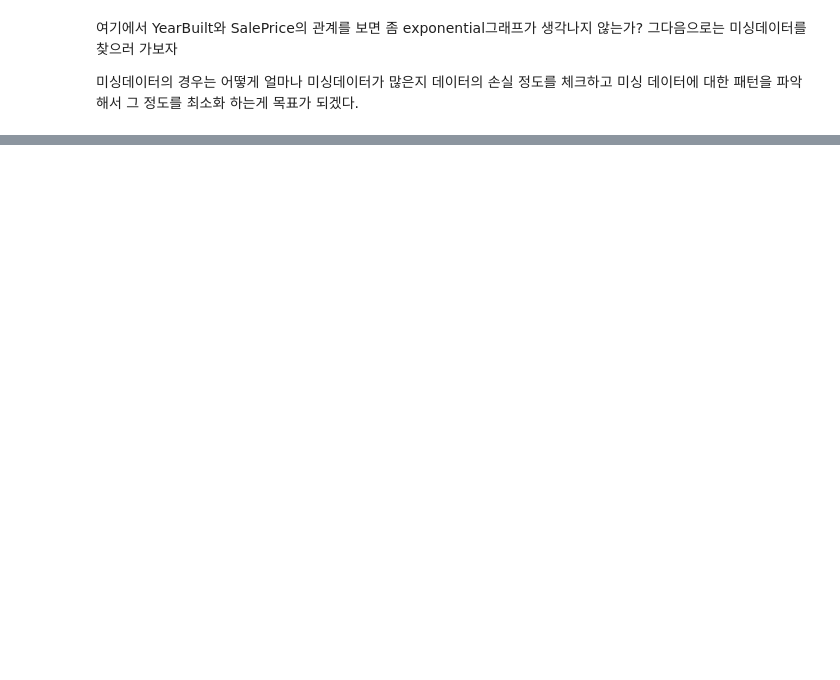
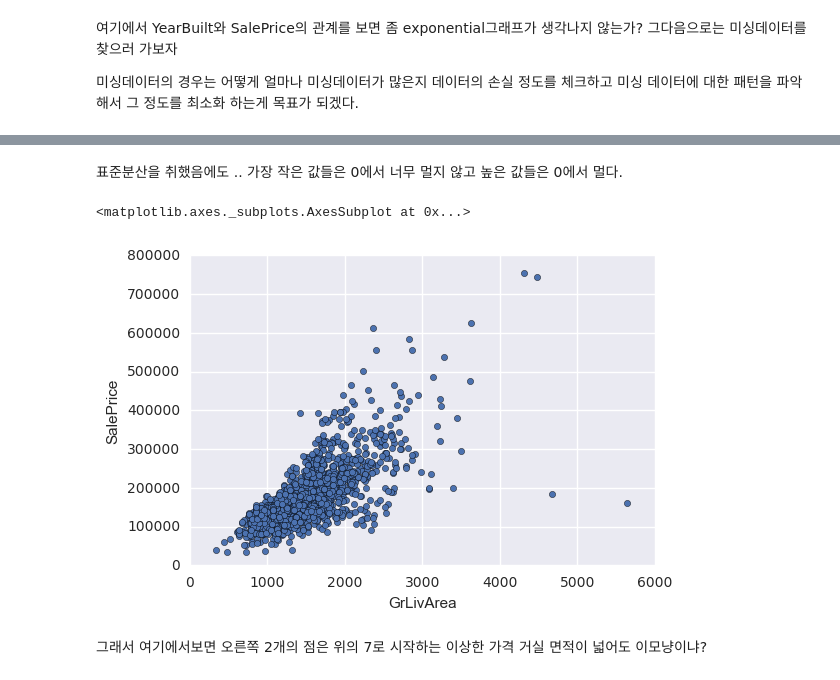
Before and after one commit to verystrongjoe/realestate, a Jupyter notebook: eda.ipynb, the cells around one changed output, grey strips where cells are left out. Drawn from its saved outputs; the diff is of its cells as text; code cells hidden in the pictures; blank space fills up the shorter version.

```diff
--- a/eda.ipynb
+++ b/eda.ipynb
@@ -286,0 +295,3 @@ Bsmt로 시작하는 변수 또한 2.5프로 정도 손실이 있어 사용가
+# %%
+df_train = df_train.drop((missing_data[missing_data['Total'] > 1]).index,1)
+df_train = df_train.drop(df_train.loc[df_train['Electrical'].isnull()].index)
@@ -286,0 +333,12 @@ Bsmt로 시작하는 변수 또한 2.5프로 정도 손실이 있어 사용가
+# %% [markdown]
+표준분산을 취했음에도 .. 가장 작은 값들은 0에서 너무 멀지 않고 높은 값들은 0에서 멀다.
+# %%
+# bivariate analysis saleprice/grlivarea
+var = 'GrLivArea'
+data = pd.concat([df_train['SalePrice'], df_train[var]], axis = 1)
+data.plot.scatter(x=var, y='SalePrice', ylim=(0,800000))
+# %% [output]
+<matplotlib.axes._subplots.AxesSubplot at 0x...>
+[figure, added]
+# %% [markdown]
+그래서 여기에서보면 오른쪽 2개의 점은 위의 7로 시작하는 이상한 가격 거실 면적이 넓어도 이모냥이냐?
```
Also changed, not shown: parts of 41 cells of this notebook.
